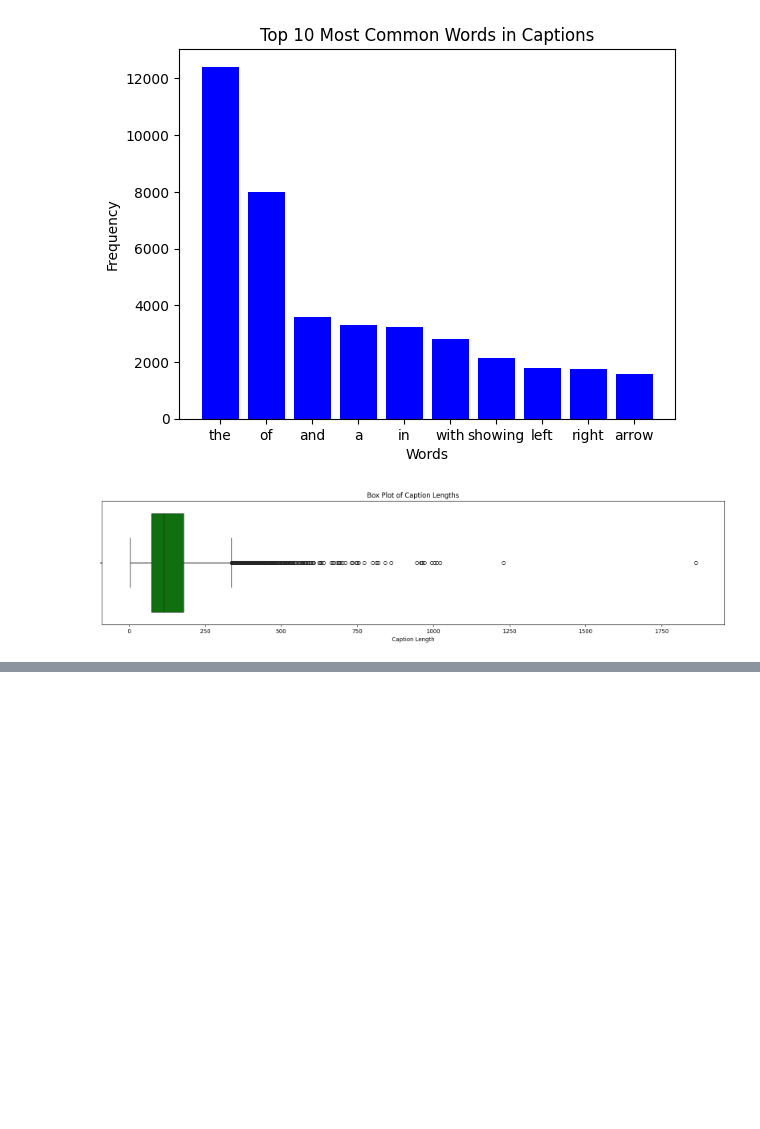
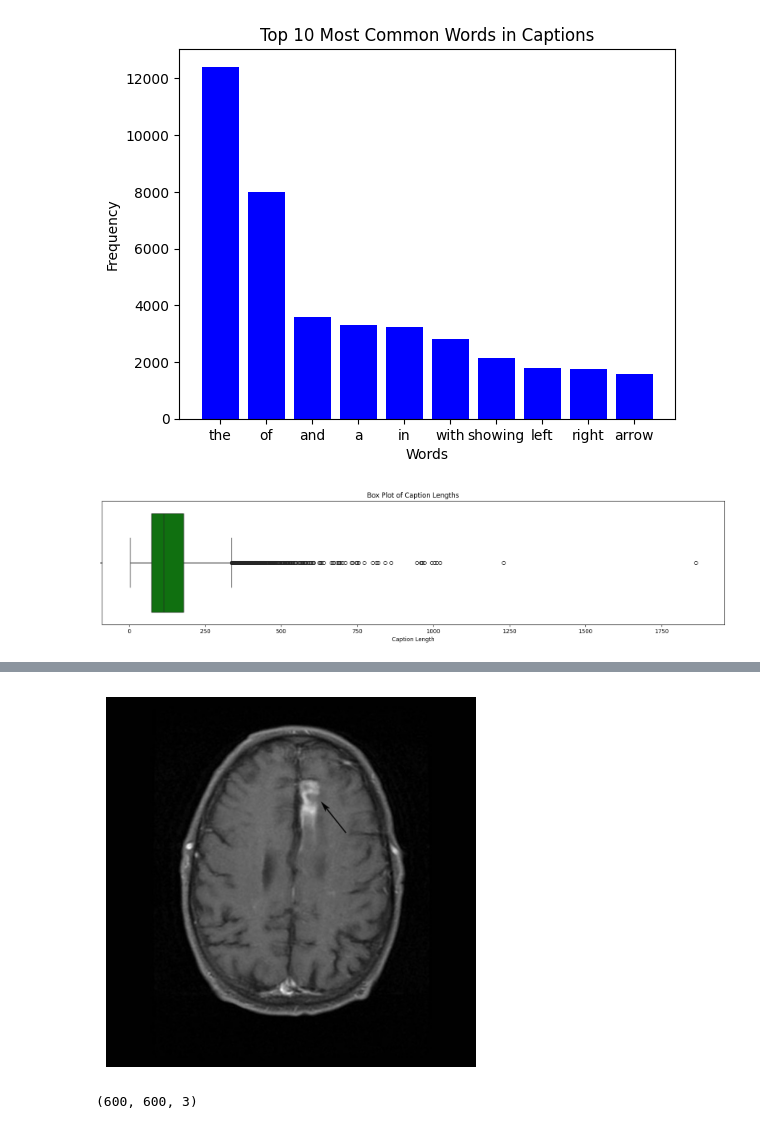
Before and after one commit to sarvansh451/Picaso_Phrase, a Jupyter notebook: projectpiccaso-checkpoint.ipynb, the cells around one changed output, grey strips where cells are left out. Drawn from its saved outputs; the diff is of its cells as text; code cells hidden in the pictures; blank space fills up the shorter version.

```diff
--- a/projectpiccaso-checkpoint.ipynb
+++ b/projectpiccaso-checkpoint.ipynb
@@ -108,0 +112,4 @@ img.show()
+# %%
+image_files=[f for f in os.listdir(image_path) if f.endswith(".jpg")]
+# %%
+img_path=os.path.join(image_path,image_files[3])
@@ -108,0 +120,13 @@ img.show()
+# %%
+img=cv2.imread(img_path)
+# %%
+image_rgb = cv2.cvtColor(img, cv2.COLOR_BGR2RGB)
+plt.imshow(image_rgb)
+plt.axis('off')
+plt.show()
+# %% [output]
+[figure, added]
+# %%
+image_rgb.shape
+# %% [output]
+(600, 600, 3)
```
Also changed, not shown: parts of 11 cells of this notebook.
